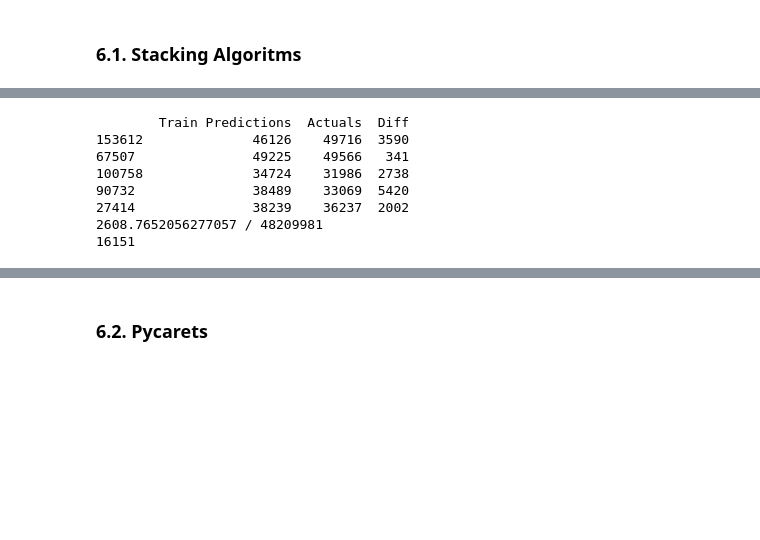
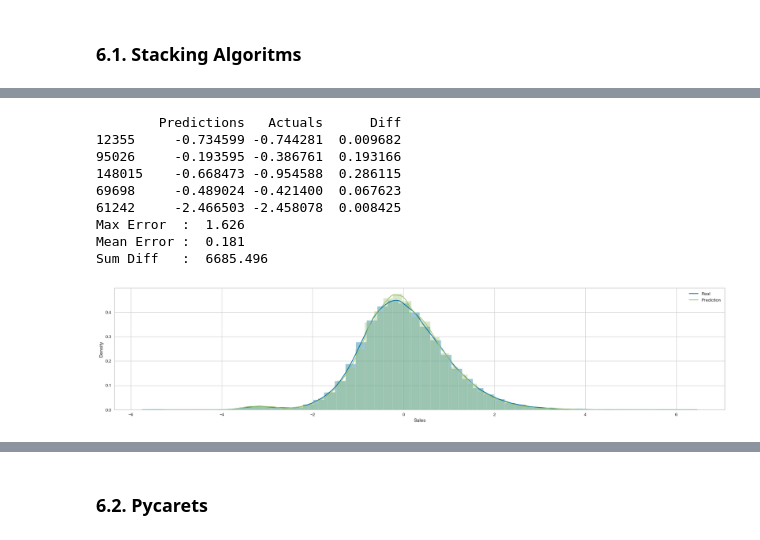
Before and after one commit to AjiBegawan/Machine-Learning-Regression, a Jupyter notebook: 027-NumberOfOrdersPrediction/SourceCode/NumberOfOrdersPrediction_V1.ipynb, the cells around one changed output, grey strips where cells are left out. Saved outputs shown, nothing was run; the diff lists cells and outputs as text; code cells hidden in the pictures; blank space fills up the shorter version.

```diff
--- a/027-NumberOfOrdersPrediction/SourceCode/NumberOfOrdersPrediction_V1.ipynb
+++ b/027-NumberOfOrdersPrediction/SourceCode/NumberOfOrdersPrediction_V1.ipynb
@@ -635,20 +652,34 @@ Mean Absolute Error: 2608.81
 # %%
-train_predictions = model.predict(X_test).astype(int).flatten()
+predictions = model.predict(X_test).flatten()
 
-train_results = pd.DataFrame(data={'Train Predictions':train_predictions, 'Actuals':y_test.astype(int)})
-train_results['Diff'] = abs(train_results['Actuals'] - train_results['Train Predictions'])
-print(train_results.head(5))
-print((train_results['Diff'].mean()), '/', (train_results['Diff'].sum()))
-print((train_results['Diff'].max()))
+results = pd.DataFrame(data={'Predictions':predictions, 'Actuals':y_test})
+results['Diff'] = abs(results['Actuals'] - results['Predictions'])
+print(results.head(5))
+print('Max Error  : ',round(results['Diff'].max(), 3))
+print('Mean Error : ',round(results['Diff'].mean(), 3))
+print('Sum Diff   : ',round(results['Diff'].sum(), 3))
 # %% [output]
-        Train Predictions  Actuals  Diff
-153612              46126    49716  3590
-67507               49225    49566   341
-100758              34724    31986  2738
-90732               38489    33069  5420
-27414               38239    36237  2002
-2608.7652056277057 / 48209981
-16151
+        Predictions   Actuals      Diff
+12355     -0.734599 -0.744281  0.009682
+95026     -0.193595 -0.386761  0.193166
+148015    -0.668473 -0.954588  0.286115
+69698     -0.489024 -0.421400  0.067623
+61242     -2.466503 -2.458078  0.008425
+Max Error  :  1.626
+Mean Error :  0.181
+Sum Diff   :  6685.496
+# %%
+plt.subplots(figsize=(25,5))
+
+features = data.loc[:, data.columns!='Sales']
+
+prediction = model.predict(features)
+sns.distplot(data['Sales'], kde=True)
+sns.distplot(prediction, kde=True)
+plt.legend(['Real', 'Prediction'])
+plt.show()
+# %% [output]
+[figure, added]
 # %%
 features = data.drop(columns=['Sales'])
 prediction = model.predict(features)
```
Also changed, not shown: parts of 8 cells of this notebook.
